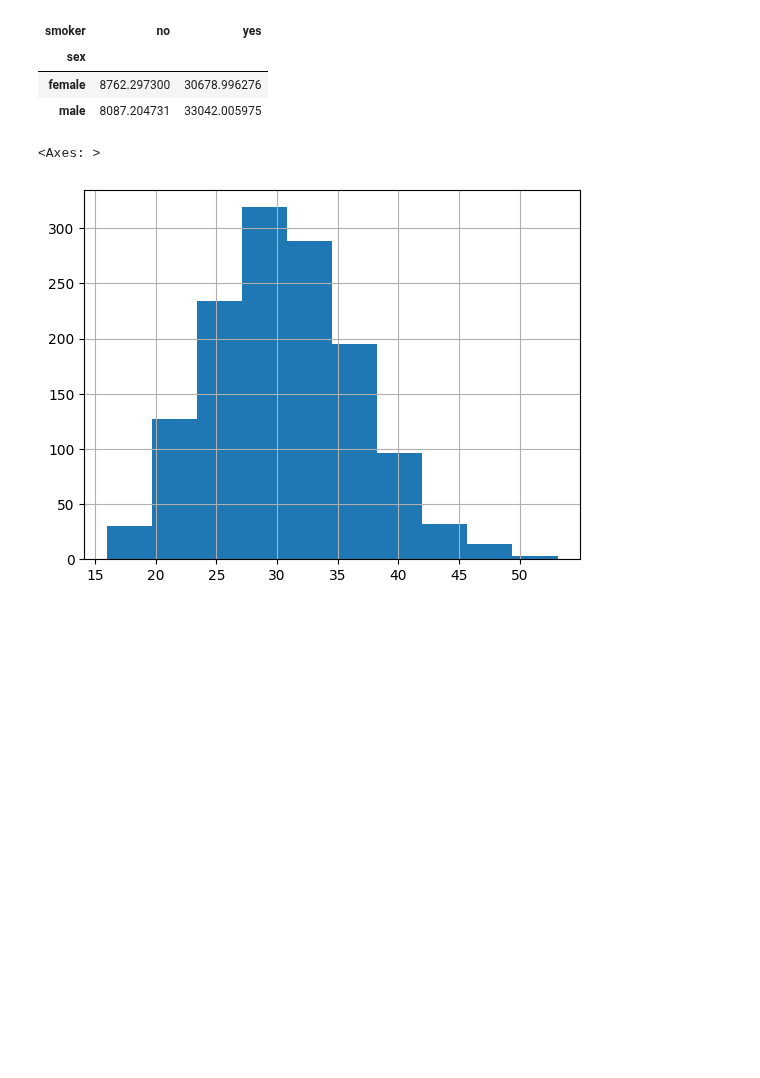
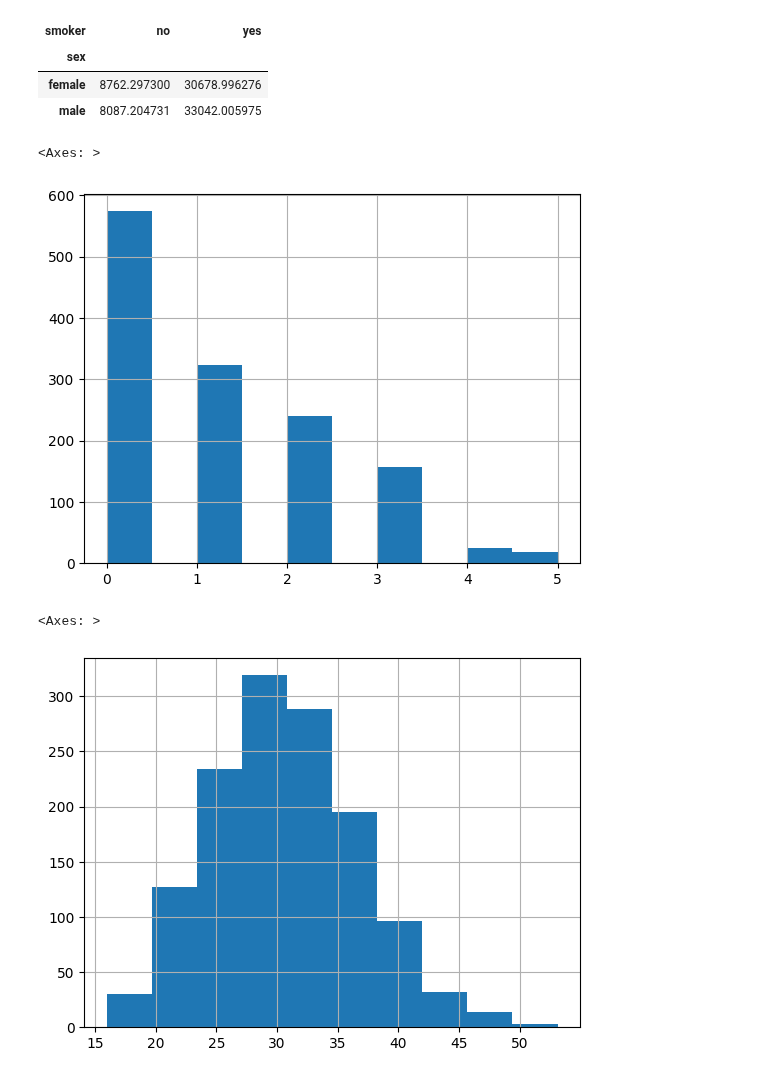
Before and after one commit to fabriciosantana/mcdia, a Jupyter notebook: 02-iml/examples/aula_01.ipynb, the cells around one changed output. Saved outputs shown, nothing was run; the diff lists cells and outputs as text; code cells hidden in the pictures; blank space fills up the shorter version.

```diff
--- a/02-iml/examples/aula_01.ipynb
+++ b/02-iml/examples/aula_01.ipynb
@@ -128,6 +155,11 @@ pd.pivot_table(df, values='charges', index='sex', columns='smoker', aggfunc='mea
 | sex |  |  |
 | female | 8762.297300 | 30678.996276 |
 | male | 8087.204731 | 33042.005975 |
+# %%
+df['children'].hist()
+# %% [output]
+<Axes: >
+[figure, added]
 # %%
 df['bmi'].hist()
 # %% [output]
```
Also changed, not shown: parts of 6 cells of this notebook.
